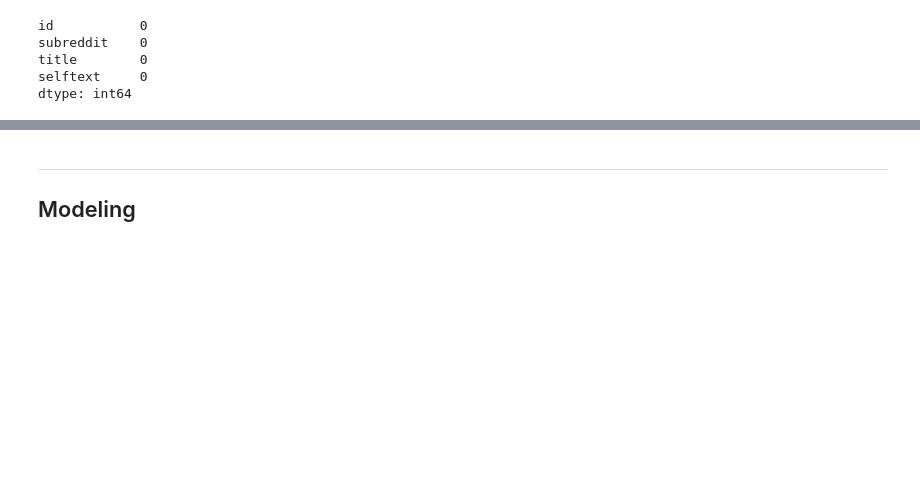
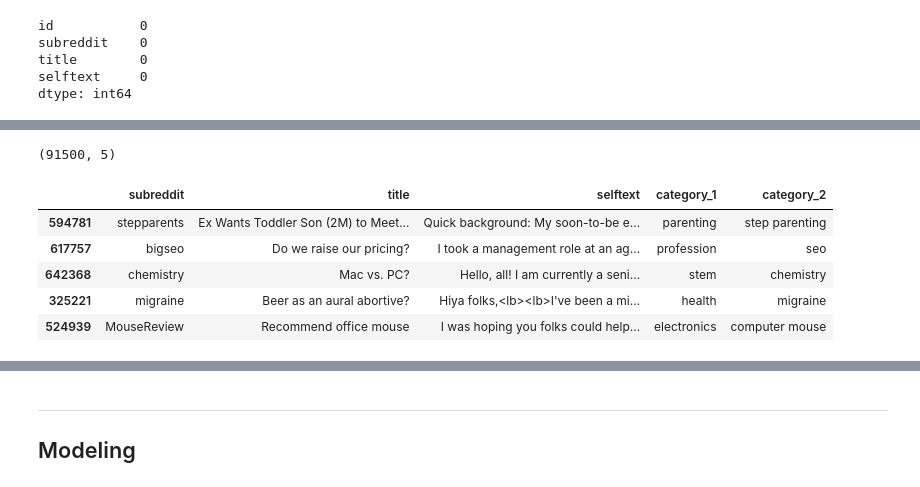
Before and after one commit to tobias-fyi/vela, a Jupyter notebook: ds/interview_prep/practice/post_here/post_here_2-full.ipynb, the cells around one changed output, grey strips where cells are left out. Drawn from its saved outputs; the diff is of its cells as text; code cells hidden in the pictures; blank space fills up the shorter version.

```diff
--- a/ds/interview_prep/practice/post_here/post_here_2-full.ipynb
+++ b/ds/interview_prep/practice/post_here/post_here_2-full.ipynb
@@ -149,0 +239,23 @@ dtype: int64
+# %%
+# === Define list of categories to keep === #
+keep_cats = [
+    "health",
+    "profession",
+    "electronics",
+    "hobby",
+    "writing/stories",
+    "advice/question",
+    "social_group",
+    "stem",
+    "parenting",
+    "books",
+    "finance/money",
+    "travel",
+]
+
+# === Prune dataset to above categories === #
+# Overwriting to save memory
+rspct = rspct[rspct["category_1"].isin(keep_cats)]
+print(rspct.shape)
+print("Unique subreddits:", len(rspct["subreddit"].unique()))
+rspct.head(2)
@@ -149,0 +268,13 @@ dtype: int64
+# %%
+# === Take a sample of that === #
+rspct = rspct.sample(frac=.3, random_state=seed)
+print(rspct.shape)
+rspct.head()
+# %% [output]
+(91500, 5)
+|  | subreddit | title | selftext | category_1 | category_2 |
+| 594781 | stepparents | Ex Wants Toddler Son (2M) to Meet... | Quick background: My soon-to-be e... | parenting | step parenting |
+| 617757 | bigseo | Do we raise our pricing? | I took a management role at an ag... | profession | seo |
+| 642368 | chemistry | Mac vs. PC? | Hello, all! I am currently a seni... | stem | chemistry |
+| 325221 | migraine | Beer as an aural abortive? | Hiya folks,<lb><lb>I've been a mi... | health | migraine |
+| 524939 | MouseReview | Recommend office mouse | I was hoping you folks could help... | electronics | computer mouse |
```
Also changed, not shown: parts of 55 cells of this notebook.
